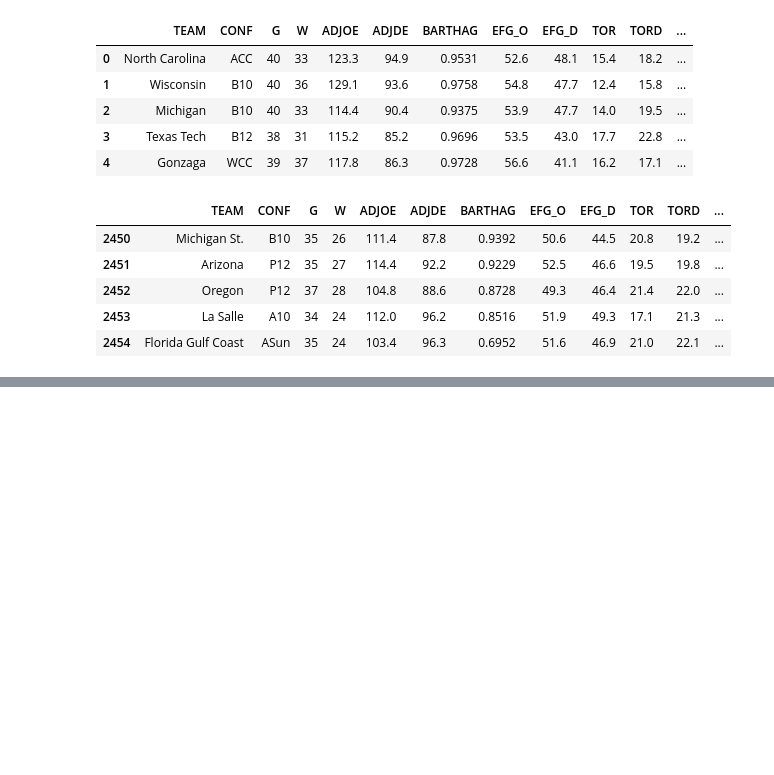
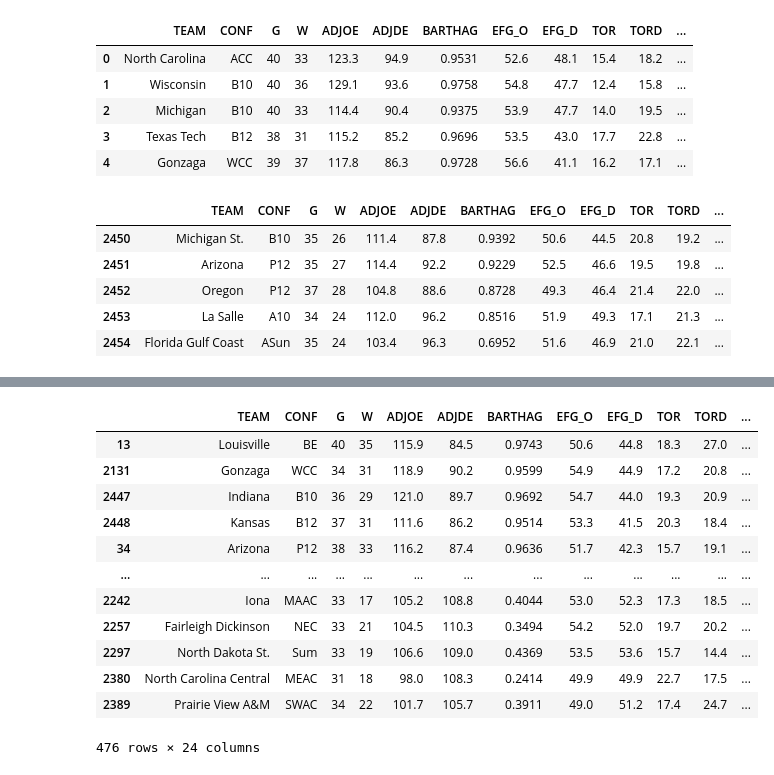
Before and after one commit to snayudu/cbbanalysis, a Jupyter notebook: CBB_Success_Factors.ipynb, the cells around one changed output, grey strips where cells are left out. Saved outputs shown, nothing was run; the diff lists cells and outputs as text; code cells hidden in the pictures; blank space fills up the shorter version.

```diff
--- a/CBB_Success_Factors.ipynb
+++ b/CBB_Success_Factors.ipynb
@@ -91,0 +94,18 @@ df.sample(20)
+# %%
+playoffteams = df.dropna()
+# %%
+playoffteams.sort_values(['SEED','YEAR'])
+# %% [output]
+|  | TEAM | CONF | G | W | ADJOE | ADJDE | BARTHAG | EFG_O | EFG_D | TOR | TORD | ... |
+| 13 | Louisville | BE | 40 | 35 | 115.9 | 84.5 | 0.9743 | 50.6 | 44.8 | 18.3 | 27.0 | ... |
+| 2131 | Gonzaga | WCC | 34 | 31 | 118.9 | 90.2 | 0.9599 | 54.9 | 44.9 | 17.2 | 20.8 | ... |
+| 2447 | Indiana | B10 | 36 | 29 | 121.0 | 89.7 | 0.9692 | 54.7 | 44.0 | 19.3 | 20.9 | ... |
+| 2448 | Kansas | B12 | 37 | 31 | 111.6 | 86.2 | 0.9514 | 53.3 | 41.5 | 20.3 | 18.4 | ... |
+| 34 | Arizona | P12 | 38 | 33 | 116.2 | 87.4 | 0.9636 | 51.7 | 42.3 | 15.7 | 19.1 | ... |
+| ... | ... | ... | ... | ... | ... | ... | ... | ... | ... | ... | ... | ... |
+| 2242 | Iona | MAAC | 33 | 17 | 105.2 | 108.8 | 0.4044 | 53.0 | 52.3 | 17.3 | 18.5 | ... |
+| 2257 | Fairleigh Dickinson | NEC | 33 | 21 | 104.5 | 110.3 | 0.3494 | 54.2 | 52.0 | 19.7 | 20.2 | ... |
+| 2297 | North Dakota St. | Sum | 33 | 19 | 106.6 | 109.0 | 0.4369 | 53.5 | 53.6 | 15.7 | 14.4 | ... |
+| 2380 | North Carolina Central | MEAC | 31 | 18 | 98.0 | 108.3 | 0.2414 | 49.9 | 49.9 | 22.7 | 17.5 | ... |
+| 2389 | Prairie View A&M | SWAC | 34 | 22 | 101.7 | 105.7 | 0.3911 | 49.0 | 51.2 | 17.4 | 24.7 | ... |
+476 rows × 24 columns
```
Also changed, not shown: parts of 6 cells of this notebook.
